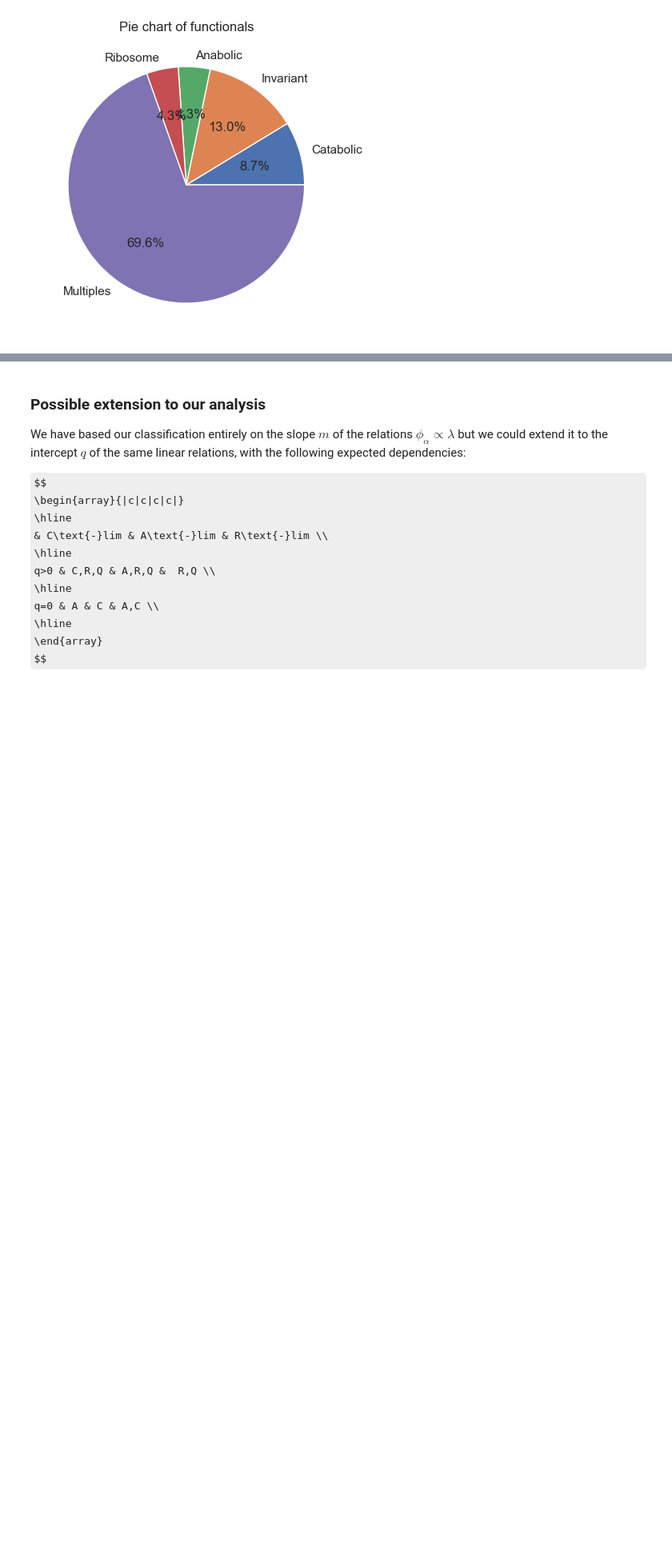
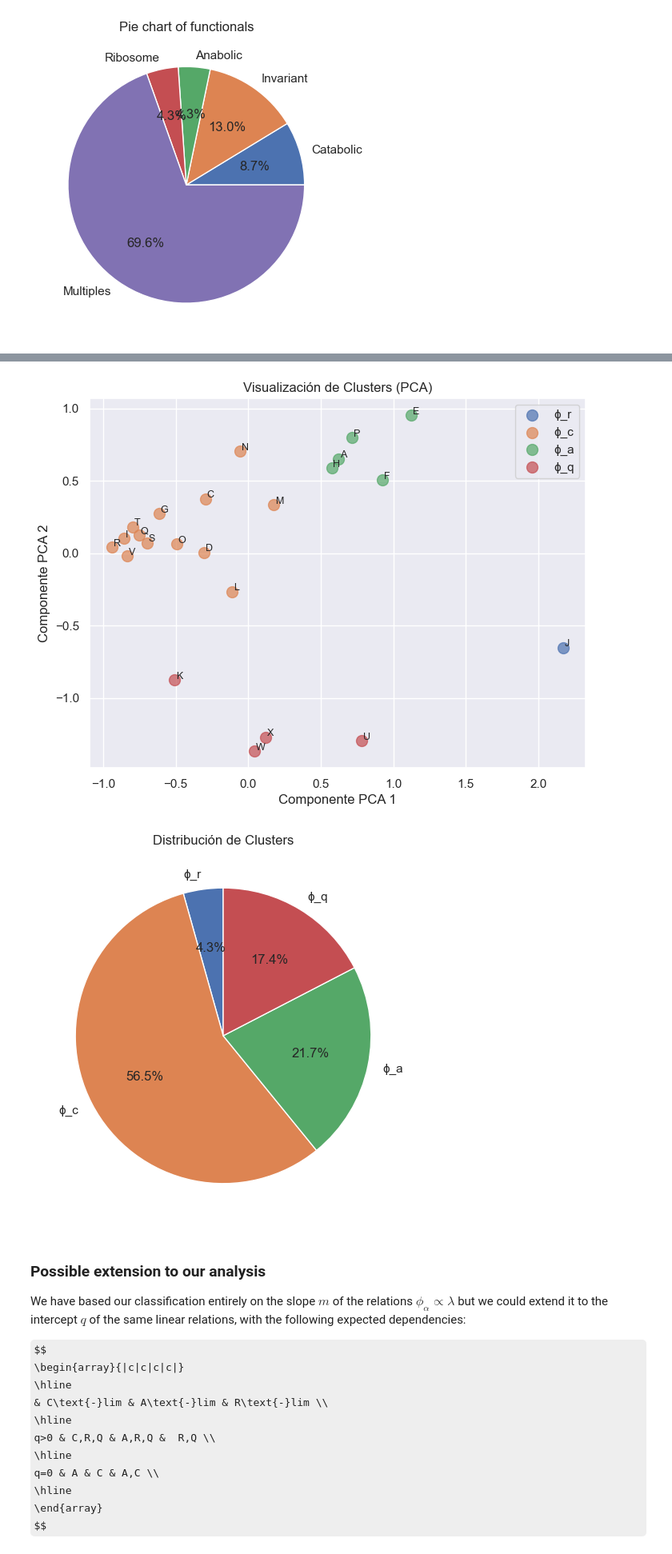
Before and after one commit to yhonyar/ICTP-SMR4056-Q-Physiology, a Jupyter notebook: Code.ipynb, the cells around one changed output, grey strips where cells are left out. Shown at 80% size. Cells and saved outputs as stored; diff of their text form; code cells hidden in the pictures; some formulas as TeX source; blank space fills up the shorter version.

```diff
--- a/Code.ipynb
+++ b/Code.ipynb
@@ -390,0 +431,15 @@ The same is true for functional group that behave as catabolic in ... and do not
+# %%
+from sklearn.cluster import KMeans
+
+# Seleccionar las características: pendientes y correlaciones en cada experimento
+X = stats[['slope_Alim','slope_Clim','slope_Rlim','corr_Alim','corr_Clim','corr_Rlim']].values
+
+# Aplicar K-Means con k=4
+kmeans = KMeans(n_clusters=4, random_state=42).fit(X)
+stats['Cluster'] = kmeans.labels_
+
+# Ver resultados: agrupación de algunas categorías por cluster
+for cl in range(4):
+    cats = stats[stats.Cluster==cl]['Categoria'].tolist()
+    print(f"Cluster {cl}: {cats}")
+stats
@@ -391,3 +468,48 @@ The same is true for functional group that behave as catabolic in ... and do not
+# %%
+import matplotlib.pyplot as plt
+from sklearn.decomposition import PCA
+
+# Definir el diccionario de mapeo: se asume que los clusters son 0, 1, 2 y 3
+cluster_nombres = {0: "ϕ_r", 1: "ϕ_c", 2: "ϕ_a", 3: "ϕ_q"}
+
+# Seleccionar las características utilizadas para clustering
+X = stats[['slope_Alim','slope_Clim','slope_Rlim','corr_Alim','corr_Clim','corr_Rlim']].values
+
+# Aplicar PCA para reducir a 2 dimensiones (para visualización)
+pca = PCA(n_components=2)
+X_pca = pca.fit_transform(X)
+
+# Crear scatter plot de los clusters en el espacio PCA
+plt.figure(figsize=(8,6))
+for cl in np.unique(stats['Cluster']):
+    # Seleccionar los índices de cada cluster
+    idx = stats['Cluster'] == cl
+    # Obtener el nombre correspondiente
+    nombre_cluster = cluster_nombres.get(cl, f"Cluster {cl}")
+    plt.scatter(X_pca[idx, 0], X_pca[idx, 1], s=100, alpha=0.7, label=nombre_cluster)
+
+# Agregar etiquetas para cada categoría funcional
+for i, cat in enumerate(stats['Categoria']):
+    plt.text(X_pca[i, 0] + 0.01, X_pca[i, 1] + 0.01, cat, fontsize=9)
+
+plt.xlabel("Componente PCA 1")
+plt.ylabel("Componente PCA 2")
+plt.title("Visualización de Clusters (PCA)")
+plt.legend()
+plt.show()
+
+# Crear un gráfico de pastel (pie chart) con la distribución de los clusters
+cluster_counts = stats['Cluster'].value_counts().sort_index()
+# Crear las etiquetas utilizando el diccionario
+labels = [cluster_nombres.get(i, f"Cluster {i}") for i in cluster_counts.index]
+
+plt.figure(figsize=(6,6))
+plt.pie(cluster_counts, labels=labels, autopct='%1.1f%%', startangle=90)
+plt.title("Distribución de Clusters")
+plt.show()
+# %% [output]
+[figure, added]
+[figure, added]
 # %% [markdown]
 ### Possible extension to our analysis
 
```
Also changed, not shown: parts of 5 cells of this notebook, 3 other files.
